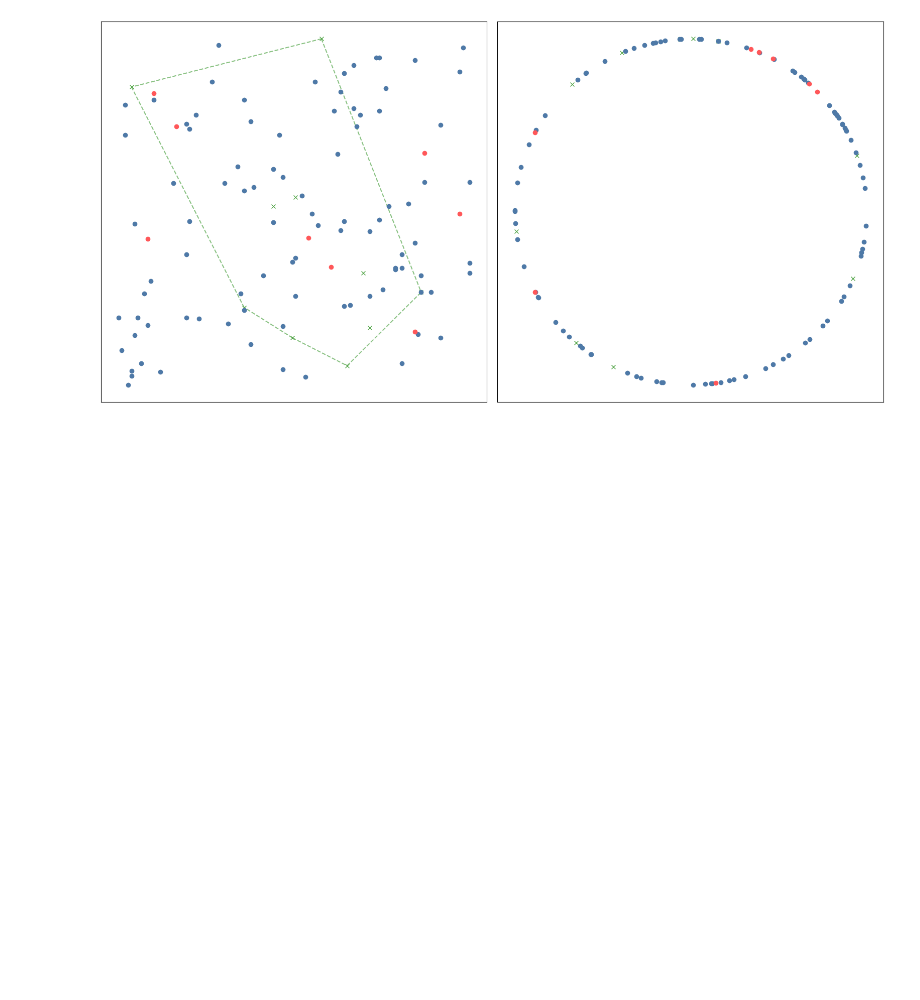
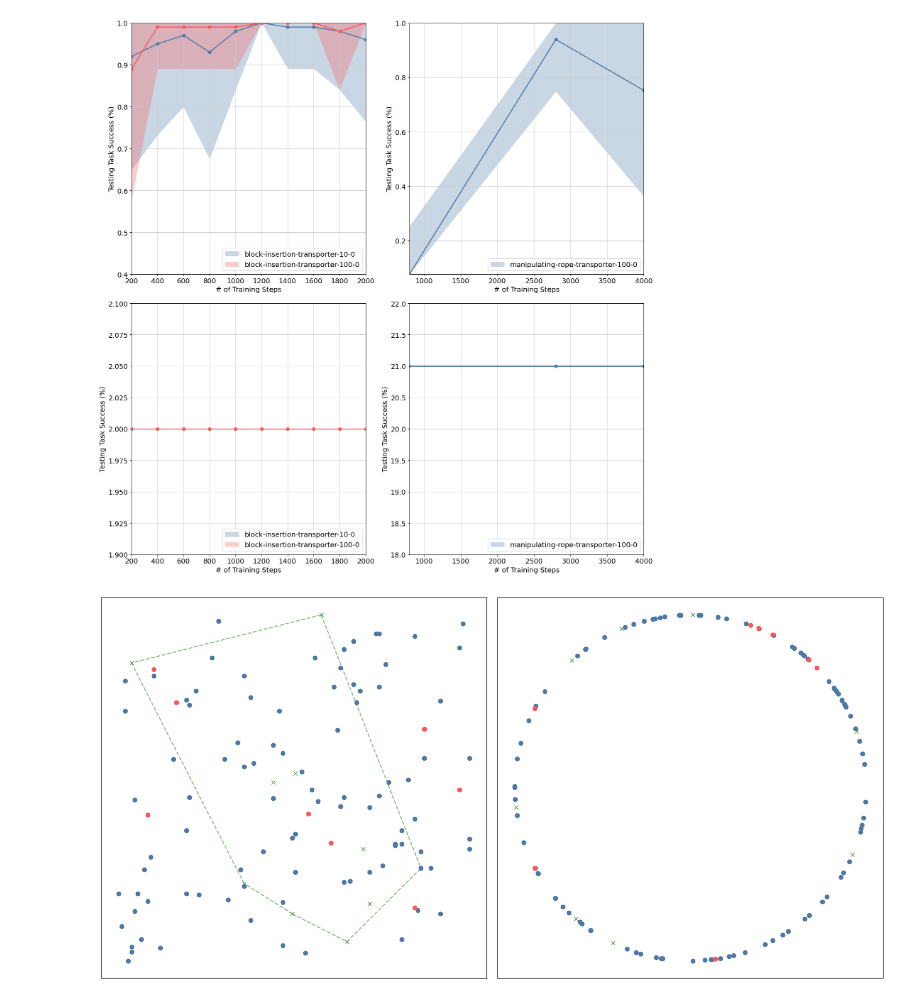
Before and after one commit to MatiasEtcheve/RECVIS-transporter-networks, a Jupyter notebook: training_visualisation.ipynb, the cells around one changed output. Saved outputs shown, nothing was run; the diff lists cells and outputs as text; code cells hidden in the pictures; blank space fills up the shorter version.

Commit message:
try nb steps visualisation

```diff
--- a/training_visualisation.ipynb
+++ b/training_visualisation.ipynb
@@ -125 +184,58 @@ for index, n_demos in enumerate([10, 100]):
+# %%
+task = "block-insertion"
+agent = "transporter"
+train_run = 0
+logs = {"score": {}, "nb_action": {}}
+
+np.random.seed(train_run)
+tf.random.set_seed(train_run)
+
+fig, axs = plt.subplots(2, 2, figsize=(16, 16))
+ylabel = "Testing Task Success (%)"
+xlabel = "# of Training Steps"
+
+for n_demos in [10, 100]:
+    path_to_predictions = f"predictions/{task}-{agent}-{n_demos}-{train_run}/"
+    name = f"{task}-{agent}-{n_demos}-{train_run}"
+
+    # Load and print results to console.
+    curve = compute_score_per_step(path_to_predictions, name)
+    # Plot results over training steps.
+    logs["score"][name] = (
+        curve["score"][:, 0],
+        curve["score"][:, 1],
+        curve["score"][:, 2],
+    )
+    logs["nb_action"][name] = (
+        curve["nb_action"][:, 0],
+        curve["nb_action"][:, 1],
+        curve["nb_action"][:, 2],
+    )
+plot_success(ylabel, xlabel, data=logs["score"], ax=axs[0, 0], ylim=[0.4, 1], xlim=[0, 1000])
+plot_success(ylabel, xlabel, data=logs["nb_action"], ax=axs[1, 0], xlim=[0, 1000])
+
+task = "manipulating-rope"
+logs = {"score": {}, "nb_action": {}}
+n_demos = 100
+path_to_predictions = f"predictions/{task}-{agent}-{n_demos}-{train_run}/"
+name = f"{task}-{agent}-{n_demos}-{train_run}"
+
+# Load and print results to console.
+curve = compute_score_per_step(path_to_predictions, name)
+# Plot results over training steps.
+logs["score"][name] = (
+    curve["score"][:, 0],
+    curve["score"][:, 1],
+    curve["score"][:, 2],
+)
+logs["nb_action"][name] = (
+    curve["nb_action"][:, 0],
+    curve["nb_action"][:, 1],
+    curve["nb_action"][:, 2],
+)
+
+plot_success(ylabel, xlabel, data=logs["score"], ax=axs[0, 1], ylim=[0.4, 1])
+plot_success(ylabel, xlabel, data=logs["nb_action"], ax=axs[1, 1], ylim=[18, 22])
+# %% [output]
+[figure, added]
 # %%
```
Also changed, not shown: parts of 7 cells of this notebook.
